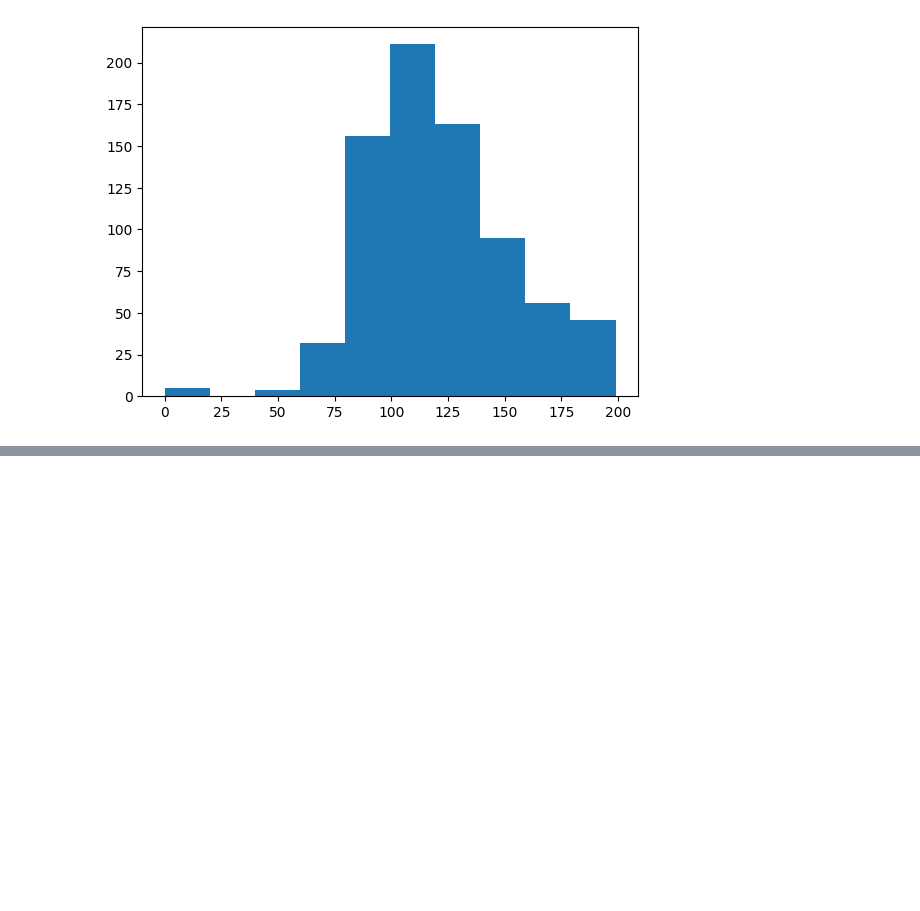
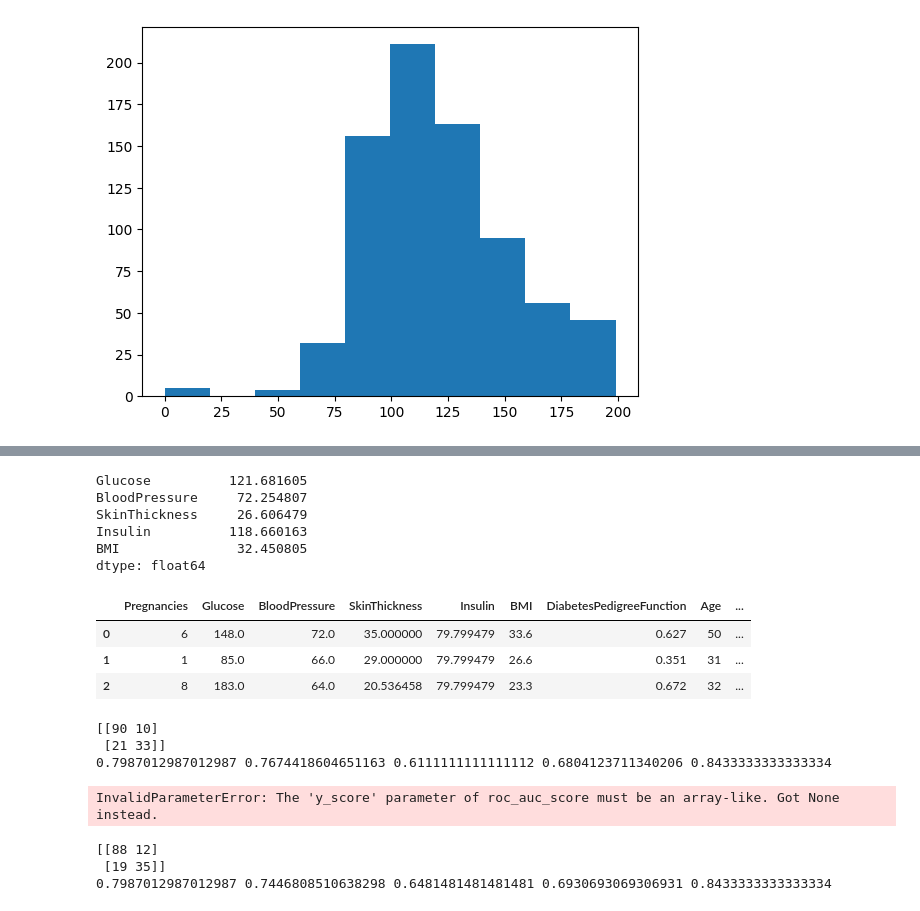
Before and after one commit to JunseokLee3/self_study, a Jupyter notebook: coding test/과제티스트 준비/1회독/3.ipynb, the cells around one changed output, grey strips where cells are left out. Drawn from its saved outputs; the diff is of its cells as text; code cells hidden in the pictures; blank space fills up the shorter version.

```diff
--- a/coding test/과제티스트 준비/1회독/3.ipynb
+++ b/coding test/과제티스트 준비/1회독/3.ipynb
@@ -533,0 +532,10 @@ zero_features = ['Glucose', 'BloodPressure', 'SkinThckness', 'Insulin', 'BMI']
+# %%
+zero_features = ['Glucose', 'BloodPressure', 'SkinThickness', 'Insulin', 'BMI']
+
+total_count = diabetes_data['Glucose'].count()
+
+for feature in zero_features:
+    zero_count = diabetes_data[diabetes_data[feature] == 0][feature].count()
+    print(feature)
+    print(zero_count)
+    print(100*zero_count/total_count)
@@ -533,0 +558,52 @@ zero_features = ['Glucose', 'BloodPressure', 'SkinThckness', 'Insulin', 'BMI']
+# %%
+mean_zero_features = diabetes_data[zero_features].mean()
+diabetes_data[zero_features] = diabetes_data[zero_features].replace(0, mean_zero_features)
+# %% [output]
+Glucose          121.681605
+BloodPressure     72.254807
+SkinThickness     26.606479
+Insulin          118.660163
+BMI               32.450805
+dtype: float64
+# %%
+diabetes_data.head(3)
+# %% [output]
+|  | Pregnancies | Glucose | BloodPressure | SkinThickness | Insulin | BMI | DiabetesPedigreeFunction | Age | ... |
+| 0 | 6 | 148.0 | 72.0 | 35.000000 | 79.799479 | 33.6 | 0.627 | 50 | ... |
+| 1 | 1 | 85.0 | 66.0 | 29.000000 | 79.799479 | 26.6 | 0.351 | 31 | ... |
+| 2 | 8 | 183.0 | 64.0 | 20.536458 | 79.799479 | 23.3 | 0.672 | 32 | ... |
+# %%
+X = diabetes_data.iloc[:,:-1]
+y = diabetes_data.iloc[:, -1]
+
+scaler = StandardScaler()
+X_scaled = scaler.fit_transform(X)
+
+X_train, X_test, y_train, y_test = train_test_split(X_scaled, y, test_size=0.2,
+                                                     random_state = 156, stratify=y)
+
+lr_clf = LogisticRegression()
+lr_clf.fit(X_train, y_train)
+pred = lr_clf.predict(X_test)
+pred_proba = lr_clf.predict_proba(X_test)[:,1]
+
+get_clf_eval(y_test, pred, pred_proba)
+# %% [output]
+[[90 10]
+ [21 33]]
+0.7987012987012987 0.7674418604651163 0.6111111111111112 0.6804123711340206 0.8433333333333334
+# %%
+thresholds = [0.3 , 0.33, 0.36, 0.39, 0.42, 0.45, 0.48, 0.50]
+pred_proba = lr_clf.predict_proba(X_test)
+get_eval_by_threshold(y_test, pred_proba[:, 1].reshape(-1, 1), thresholds)
+# %% [output]
+InvalidParameterError: The 'y_score' parameter of roc_auc_score must be an array-like. Got None instead.
+# %%
+binarizer = Binarizer(threshold = 0.48)
+pred_th_048 = binarizer.fit_transform(pred_proba[:,1].reshape(-1,1))
+
+get_clf_eval(y_test, pred_th_048, pred_proba[:, 1])
+# %% [output]
+[[88 12]
+ [19 35]]
+0.7987012987012987 0.7446808510638298 0.6481481481481481 0.6930693069306931 0.8433333333333334
```
Also changed, not shown: parts of 3 cells of this notebook, 5 other files.
